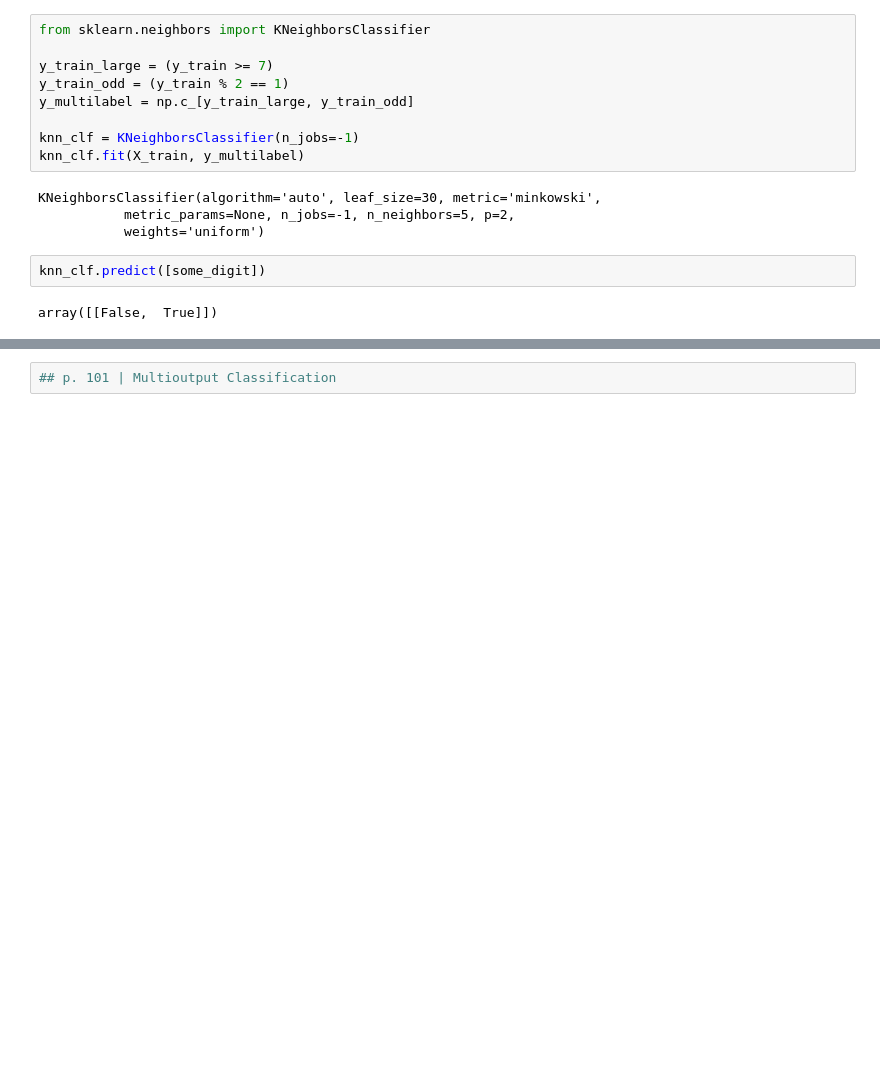
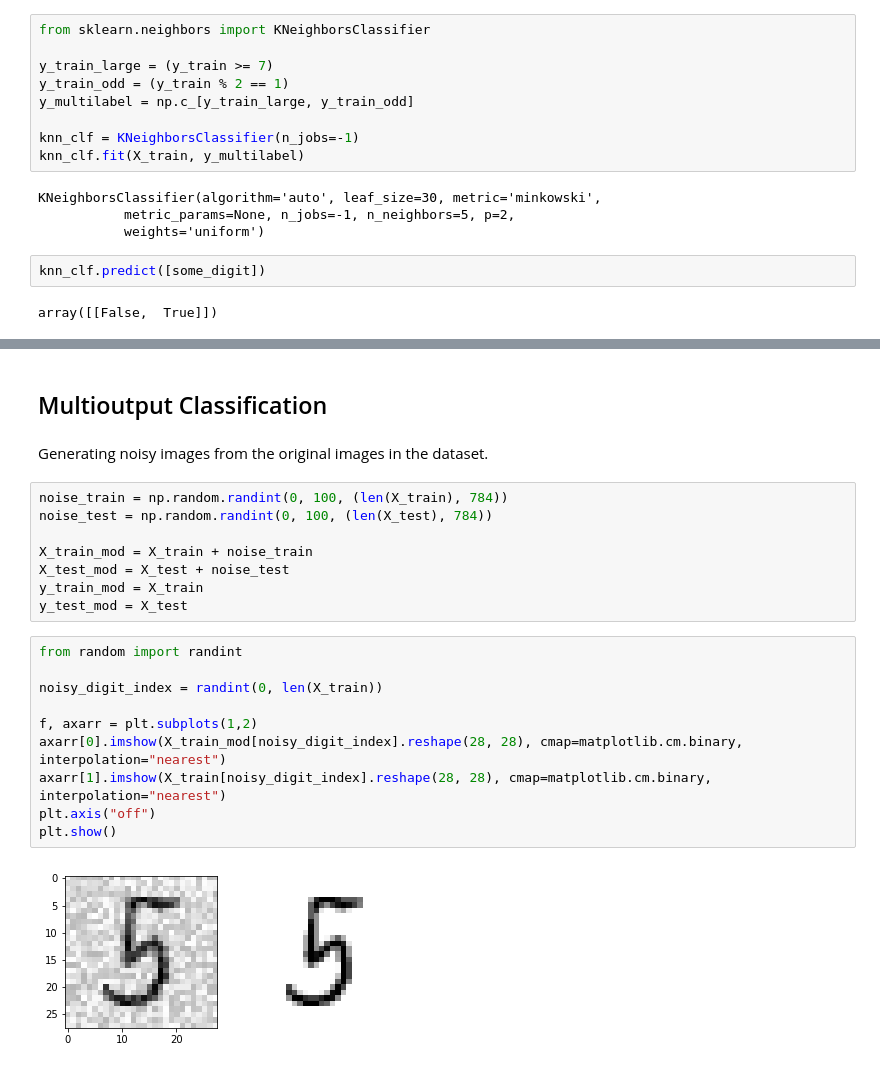
Before and after one commit to cvolcy/hands-on-mlbook, a Jupyter notebook: chapter_3.ipynb, the cells around one changed output, grey strips where cells are left out. Saved outputs shown, nothing was run; the diff lists cells and outputs as text; blank space fills up the shorter version.

```diff
--- a/chapter_3.ipynb
+++ b/chapter_3.ipynb
@@ -380,2 +383,24 @@ f1_score(y_train, y_train_knn_pred, average="macro")
-# %%
-## p. 101 | Multioutput Classification
+# %% [markdown]
+## Multioutput Classification
+# %% [markdown]
+Generating noisy images from the original images in the dataset.
+# %%
+noise_train = np.random.randint(0, 100, (len(X_train), 784))
+noise_test = np.random.randint(0, 100, (len(X_test), 784))
+
+X_train_mod = X_train + noise_train
+X_test_mod = X_test + noise_test
+y_train_mod = X_train
+y_test_mod = X_test
+# %%
+from random import randint
+
+noisy_digit_index = randint(0, len(X_train))
+
+f, axarr = plt.subplots(1,2)
+axarr[0].imshow(X_train_mod[noisy_digit_index].reshape(28, 28), cmap=matplotlib.cm.binary, interpolation="nearest")
+axarr[1].imshow(X_train[noisy_digit_index].reshape(28, 28), cmap=matplotlib.cm.binary, interpolation="nearest")
+plt.axis("off")
+plt.show()
+# %% [output]
+[figure, added]
```
Also changed, not shown: parts of 11 cells of this notebook.
